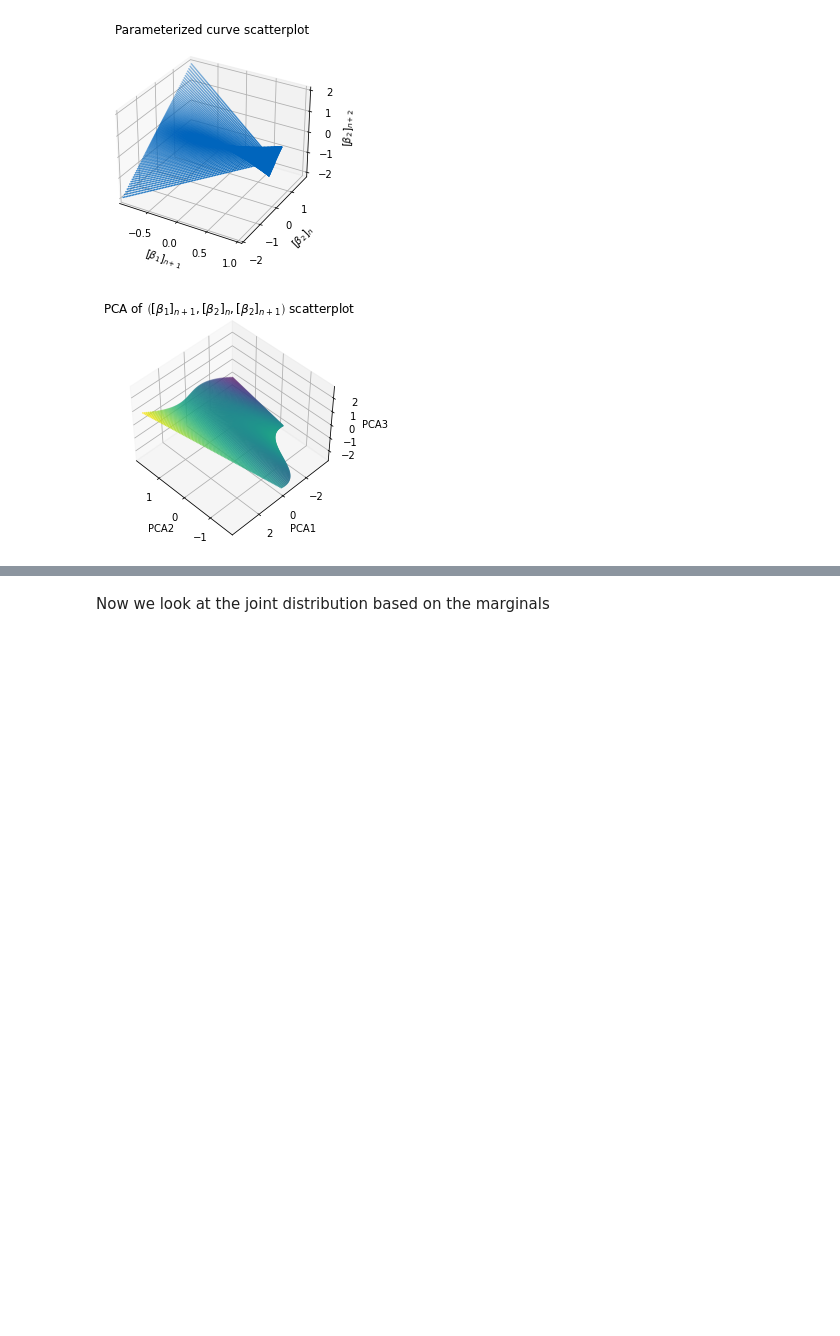
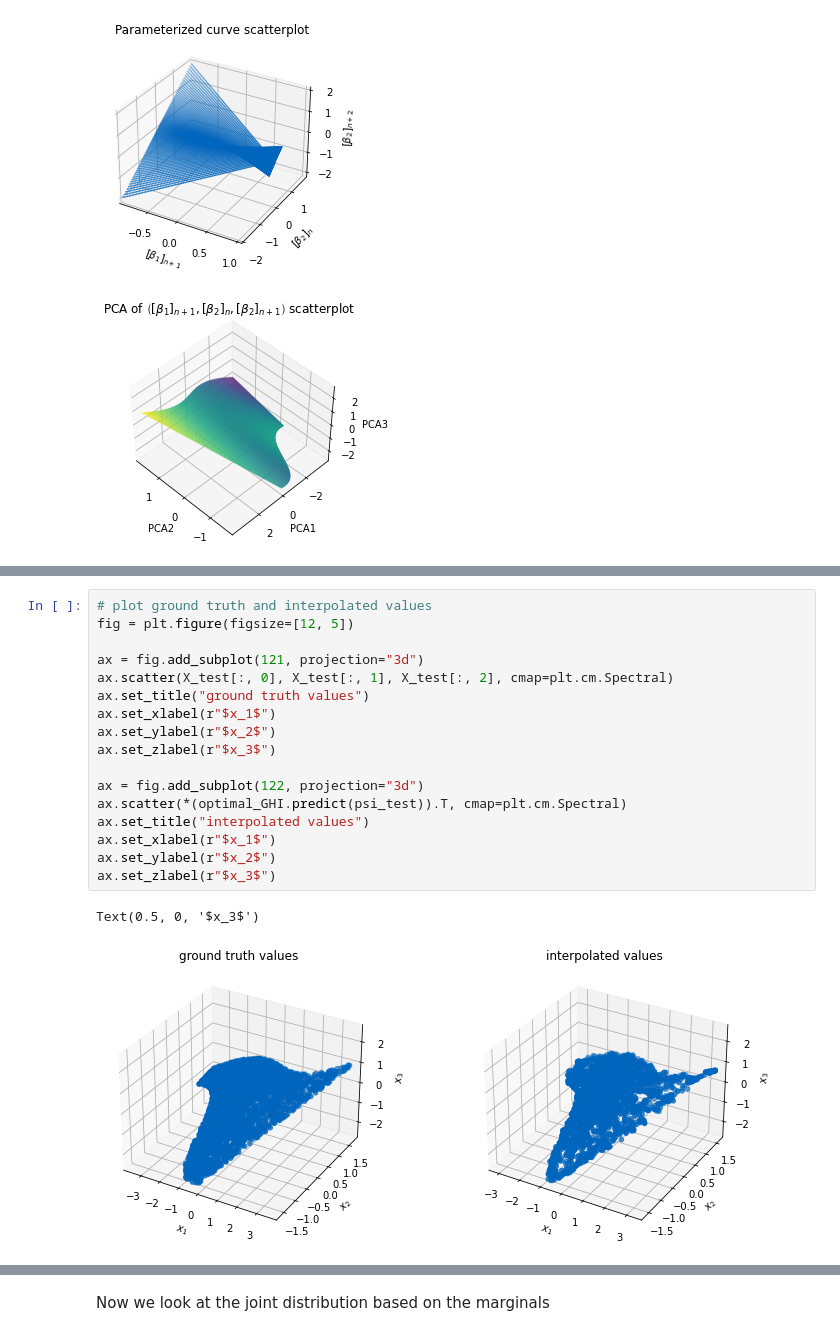
Before and after one commit to plainerman/density-transport, a Jupyter notebook: full_two_dimensional.ipynb, the cells around one changed output, grey strips where cells are left out. Cells and saved outputs as stored; diff of their text form; blank space fills up the shorter version.

```diff
--- a/full_two_dimensional.ipynb
+++ b/full_two_dimensional.ipynb
@@ -212,0 +390,20 @@ plt.show()
+# %%
+# plot ground truth and interpolated values
+fig = plt.figure(figsize=[12, 5])
+
+ax = fig.add_subplot(121, projection="3d")
+ax.scatter(X_test[:, 0], X_test[:, 1], X_test[:, 2], cmap=plt.cm.Spectral)
+ax.set_title("ground truth values")
+ax.set_xlabel(r"$x_1$")
+ax.set_ylabel(r"$x_2$")
+ax.set_zlabel(r"$x_3$")
+
+ax = fig.add_subplot(122, projection="3d")
+ax.scatter(*(optimal_GHI.predict(psi_test)).T, cmap=plt.cm.Spectral)
+ax.set_title("interpolated values")
+ax.set_xlabel(r"$x_1$")
+ax.set_ylabel(r"$x_2$")
+ax.set_zlabel(r"$x_3$")
+# %% [output]
+Text(0.5, 0, '$x_3$')
+[figure, added]
```
Also changed, not shown: parts of 17 cells of this notebook.
